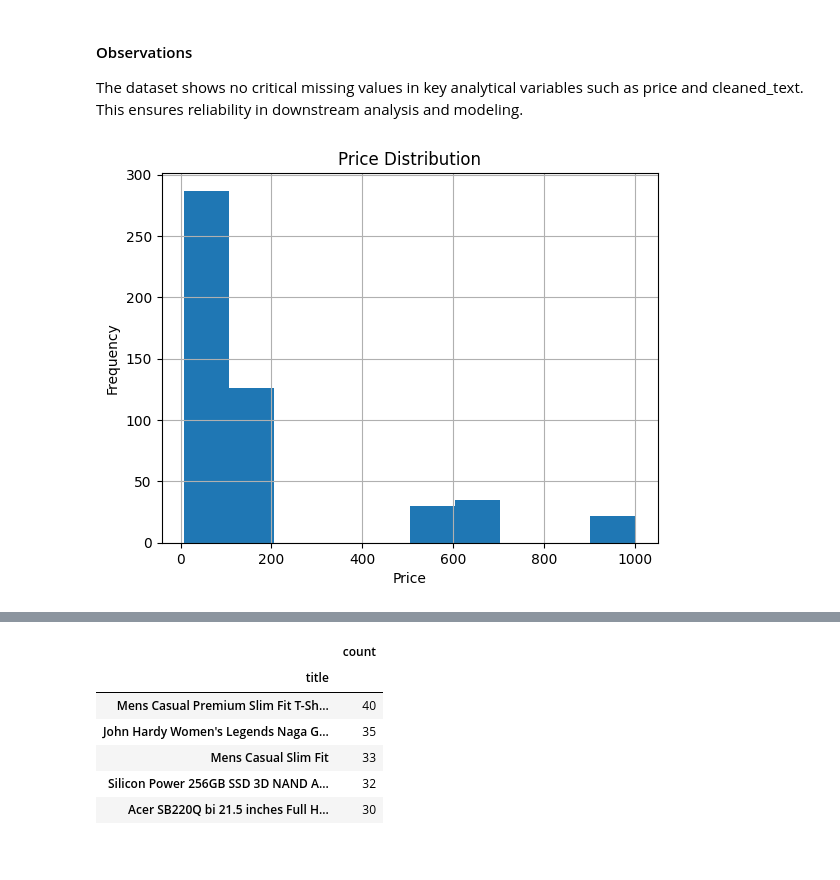
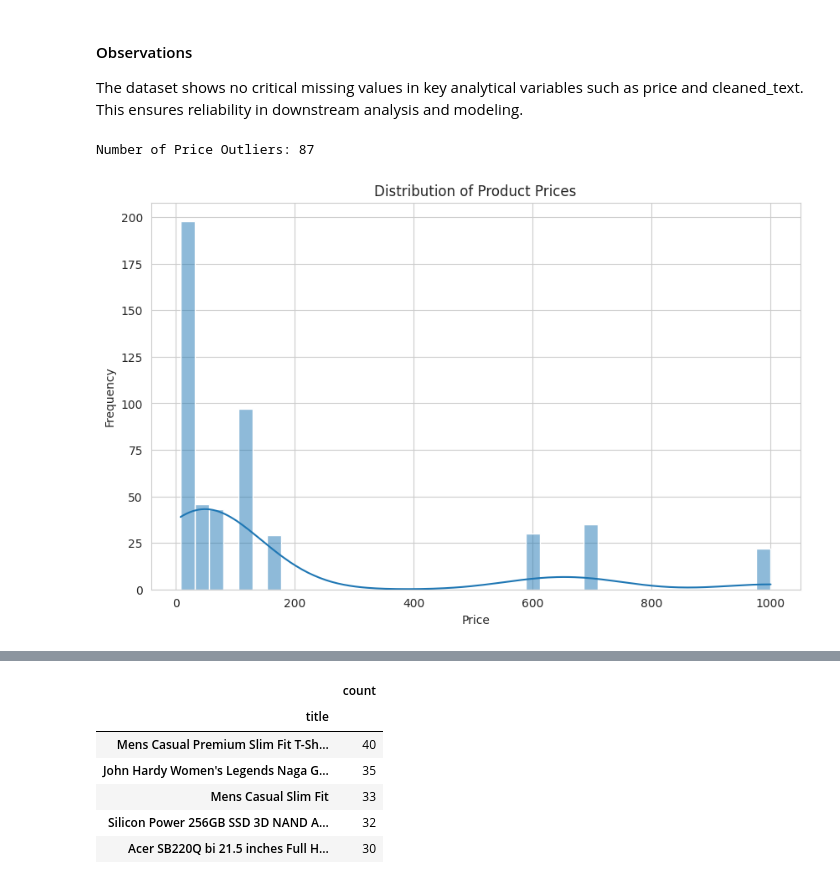
Before and after one commit to advika-aiml/emotion-aware-recommender-ecommerce, a Jupyter notebook: 02_exploratory_data_analysis.ipynb, the cells around one changed output, grey strips where cells are left out. Cells and saved outputs as stored; diff of their text form; code cells hidden in the pictures; blank space fills up the shorter version.

```diff
--- a/02_exploratory_data_analysis.ipynb
+++ b/02_exploratory_data_analysis.ipynb
@@ -6,6 +6,12 @@
 import pandas as pd
 import numpy as np
 import matplotlib.pyplot as plt
+
+import seaborn as sns
+from wordcloud import WordCloud
+from scipy.stats import skew, kurtosis
+
+sns.set_style("whitegrid")
 # %%
 # LOAD DATASET
 
@@ -90,14 +210,33 @@ dtype: int64
 # %% [markdown]
 #### Observations
 The dataset shows no critical missing values in key analytical variables such as price and cleaned_text. This ensures reliability in downstream analysis and modeling.
+# %%
+# OUTLIERS ANALYSIS
+Q1 = df['price'].quantile(0.25)
+Q3 = df['price'].quantile(0.75)
+
+IQR = Q3 - Q1
+
+lower_bound = Q1 - (1.5 * IQR)
+upper_bound = Q3 + (1.5 * IQR)
+
+outliers = df[
+    (df['price'] < lower_bound) |
+    (df['price'] > upper_bound)]
+
+print("Number of Price Outliers:", len(outliers))
+# %% [output]
+Number of Price Outliers: 87
 # %%
-# PRICE DISTRIBUTION
+# PRICE DISTRIBUTION KDE
+plt.figure(figsize=(10,6))
 
-plt.figure()
-df['price'].hist()
-plt.title("Price Distribution")
+sns.histplot(df['price'], kde=True)
+
+plt.title("Distribution of Product Prices")
 plt.xlabel("Price")
 plt.ylabel("Frequency")
+
 plt.show()
 # %% [output]
-[figure, old version]
+[figure, new version]
```
Also changed, not shown: parts of 34 cells of this notebook.
